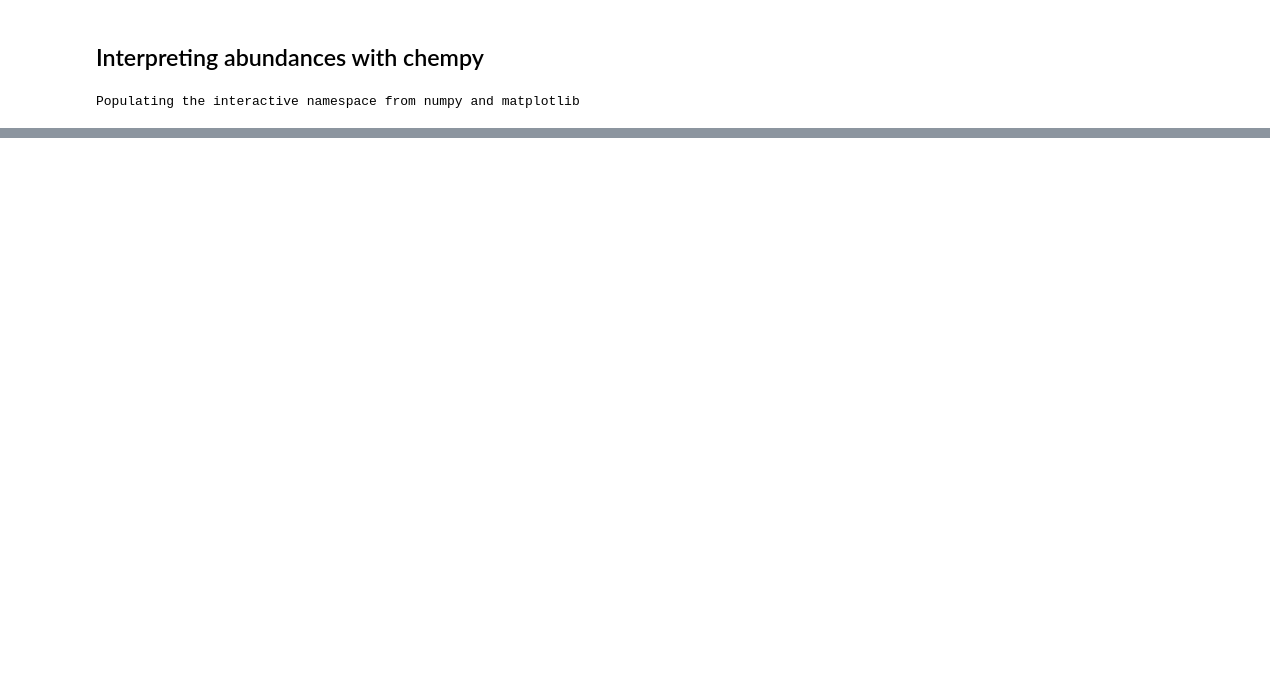
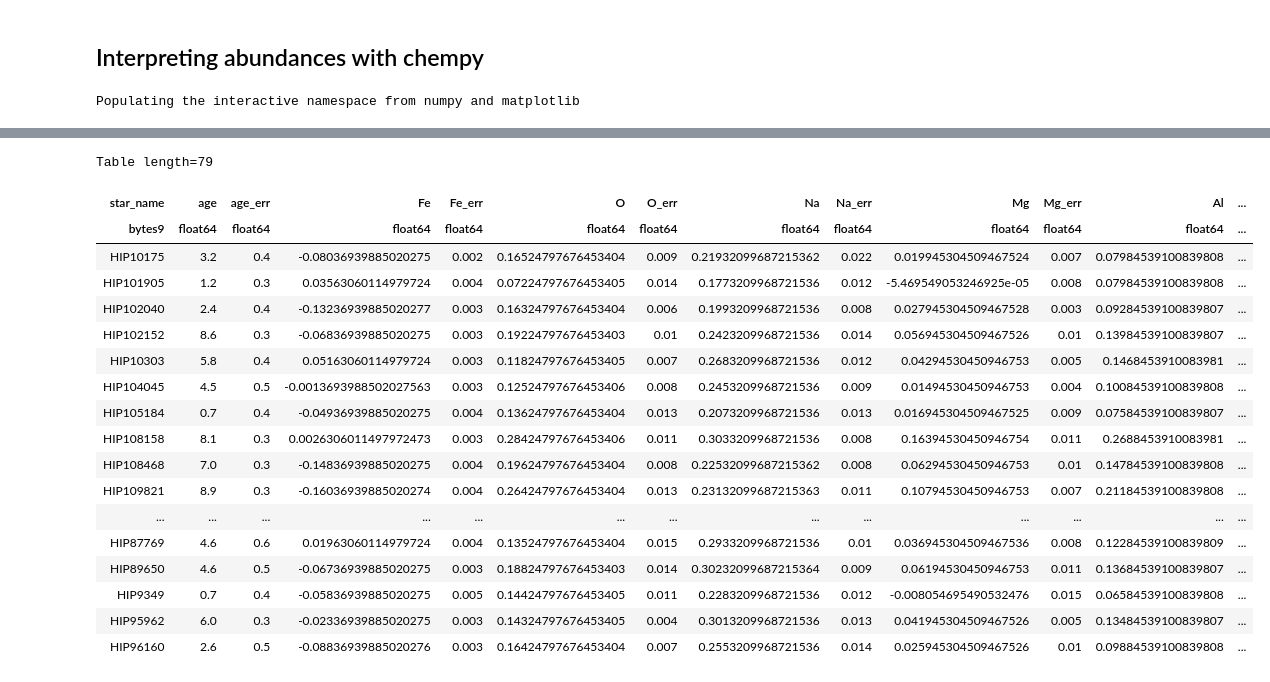
Before and after one commit to megbedell/elemental-basis, a Jupyter notebook: notebooks/chempy.ipynb, the cells around one changed output, grey strips where cells are left out. Drawn from its saved outputs; the diff is of its cells as text; code cells hidden in the pictures; blank space fills up the shorter version.

Commit message:
chempy fits from Jan

```diff
--- a/notebooks/chempy.ipynb
+++ b/notebooks/chempy.ipynb
@@ -12,13 +12,3 @@ from astropy.table import Table
 data = Table.read('../data/STs_for_chempy.fits', format='fits')
 el_names = data.colnames[3::2] # magic
 err_names = data.colnames[4::2]
-# %%
-from Chempy.data_to_test import produce_wildcard_stellar_abundances
-
-i = 0 # test
-produce_wildcard_stellar_abundances(stellar_identifier = data['star_name'][i],
-                                     age_of_star = data['age'][i],
-                                     sigma_age = data['age_err'][i],
-                                     element_symbols = el_names,
-                                     element_abundances = data[el_names][i],
-                                     element_errors = data[err_names][i])
@@ -47,0 +79,22 @@ a.summary_pdf = False
+# %%
+data
+# %% [output]
+Table length=79
+| star_name | age | age_err | Fe | Fe_err | O | O_err | Na | Na_err | Mg | Mg_err | Al | ... |
+| bytes9 | float64 | float64 | float64 | float64 | float64 | float64 | float64 | float64 | float64 | float64 | float64 | ... |
+| HIP10175 | 3.2 | 0.4 | -0.08036939885020275 | 0.002 | 0.16524797676453404 | 0.009 | 0.21932099687215362 | 0.022 | 0.019945304509467524 | 0.007 | 0.07984539100839808 | ... |
+| HIP101905 | 1.2 | 0.3 | 0.03563060114979724 | 0.004 | 0.07224797676453405 | 0.014 | 0.1773209968721536 | 0.012 | -5.469549053246925e-05 | 0.008 | 0.07984539100839808 | ... |
+| HIP102040 | 2.4 | 0.4 | -0.13236939885020277 | 0.003 | 0.16324797676453404 | 0.006 | 0.1993209968721536 | 0.008 | 0.027945304509467528 | 0.003 | 0.09284539100839807 | ... |
+| HIP102152 | 8.6 | 0.3 | -0.06836939885020275 | 0.003 | 0.19224797676453403 | 0.01 | 0.2423209968721536 | 0.014 | 0.056945304509467526 | 0.01 | 0.13984539100839807 | ... |
+| HIP10303 | 5.8 | 0.4 | 0.05163060114979724 | 0.003 | 0.11824797676453405 | 0.007 | 0.2683209968721536 | 0.012 | 0.04294530450946753 | 0.005 | 0.1468453910083981 | ... |
+| HIP104045 | 4.5 | 0.5 | -0.0013693988502027563 | 0.003 | 0.12524797676453406 | 0.008 | 0.2453209968721536 | 0.009 | 0.01494530450946753 | 0.004 | 0.10084539100839808 | ... |
+| HIP105184 | 0.7 | 0.4 | -0.04936939885020275 | 0.004 | 0.13624797676453404 | 0.013 | 0.2073209968721536 | 0.013 | 0.016945304509467525 | 0.009 | 0.07584539100839807 | ... |
+| HIP108158 | 8.1 | 0.3 | 0.0026306011497972473 | 0.003 | 0.28424797676453406 | 0.011 | 0.3033209968721536 | 0.008 | 0.16394530450946754 | 0.011 | 0.2688453910083981 | ... |
+| HIP108468 | 7.0 | 0.3 | -0.14836939885020275 | 0.004 | 0.19624797676453404 | 0.008 | 0.22532099687215362 | 0.008 | 0.06294530450946753 | 0.01 | 0.14784539100839808 | ... |
+| HIP109821 | 8.9 | 0.3 | -0.16036939885020274 | 0.004 | 0.26424797676453404 | 0.013 | 0.23132099687215363 | 0.011 | 0.10794530450946753 | 0.007 | 0.21184539100839808 | ... |
+| ... | ... | ... | ... | ... | ... | ... | ... | ... | ... | ... | ... | ... |
+| HIP87769 | 4.6 | 0.6 | 0.01963060114979724 | 0.004 | 0.13524797676453404 | 0.015 | 0.2933209968721536 | 0.01 | 0.036945304509467536 | 0.008 | 0.12284539100839809 | ... |
+| HIP89650 | 4.6 | 0.5 | -0.06736939885020275 | 0.003 | 0.18824797676453403 | 0.014 | 0.30232099687215364 | 0.009 | 0.06194530450946753 | 0.011 | 0.13684539100839807 | ... |
+| HIP9349 | 0.7 | 0.4 | -0.05836939885020275 | 0.005 | 0.14424797676453405 | 0.011 | 0.2283209968721536 | 0.012 | -0.008054695490532476 | 0.015 | 0.06584539100839808 | ... |
+| HIP95962 | 6.0 | 0.3 | -0.02336939885020275 | 0.003 | 0.14324797676453405 | 0.004 | 0.3013209968721536 | 0.013 | 0.041945304509467526 | 0.005 | 0.13484539100839807 | ... |
+| HIP96160 | 2.6 | 0.5 | -0.08836939885020276 | 0.003 | 0.16424797676453404 | 0.007 | 0.2553209968721536 | 0.014 | 0.025945304509467526 | 0.01 | 0.09884539100839808 | ... |
```
Also changed, not shown: parts of 13 cells of this notebook, 1 other file.
